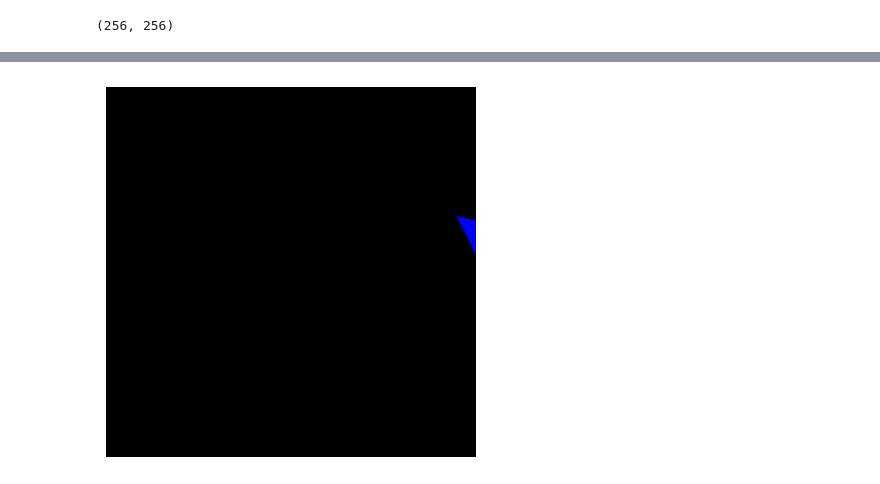
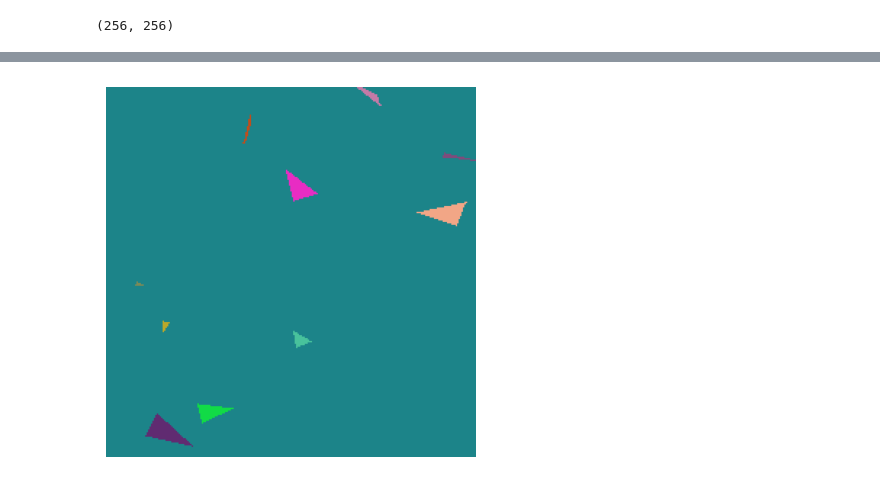
Before and after one commit to marcobarrasso1/GA_Image_Reconstruction, a Jupyter notebook: GA.ipynb, the cells around one changed output, grey strips where cells are left out. Cells and saved outputs as stored; diff of their text form; code cells hidden in the pictures.

```diff
--- a/GA.ipynb
+++ b/GA.ipynb
@@ -75,22 +79,3 @@ blended_image.shape
 [figure]
 [figure]
 (256, 256)
-# %%
-import random
-
-new_image = Image.new("RGB", (256, 256))
-
-image = ImageDraw.Draw(new_image)
-
-font = ImageFont.truetype("arial.ttf", 10)
-text = random.choice(string.ascii_uppercase)
-
-x = random.randint(0,255)
-y = random.randint(0,255)
-
-color = (random.randint(0,255))
-image.text((y,x), text, fill=color, font=font)
-
-plt.imshow(new_image, cmap="gray")
-plt.axis("off")  # Turn off axes for better visualization
-plt.show()
@@ -137,21 +82,32 @@ plt.show()
 # %%
-new_image = Image.new("RGB", (256, 256))
+# Create population
+import random
 
-draw = ImageDraw.Draw(new_image)
+def random_color2():
+    return random.randint(0, 255), random.randint(0, 255), random.randint(0, 255)
 
-region = random.randint(6, 40)
-region_x = random.randint(0, 255)
-region_y = random.randint(0, 255)
+def add_triangle(image, target_height, target_width):
+    region = random.randint(10, 22)
+    region_x = random.randint(0, target_width-1)
+    region_y = random.randint(0, target_height-1)
 
-vertices = []
-for i in range(3):
-    vertices.append((random.randint(region_x - region, region_x + region),
-                random.randint(region_y - region, region_y + region)))
+    vertices = []
+    for i in range(3):
+        vertices.append((random.randint(region_x - region, region_x + region),
+                    random.randint(region_y - region, region_y + region)))
 
-draw.polygon(vertices, fill="blue")
+    image.polygon(vertices, fill=random_color2())
+
+new_image = Image.new("RGBA", (255, 255), color=random_color2())
+img = ImageDraw.Draw(new_image)
+n_shapes = random.randint(10, 10)
+
+for i in range(n_shapes):
+    add_triangle(img, 256, 256)
+
 
 plt.imshow(new_image, cmap="gray")
 plt.axis("off")  # Turn off axes for better visualization
 plt.show()
 # %% [output]
-[figure, old version]
+[figure, new version]
```
Also changed, not shown: parts of 19 cells of this notebook, 21 other files.
